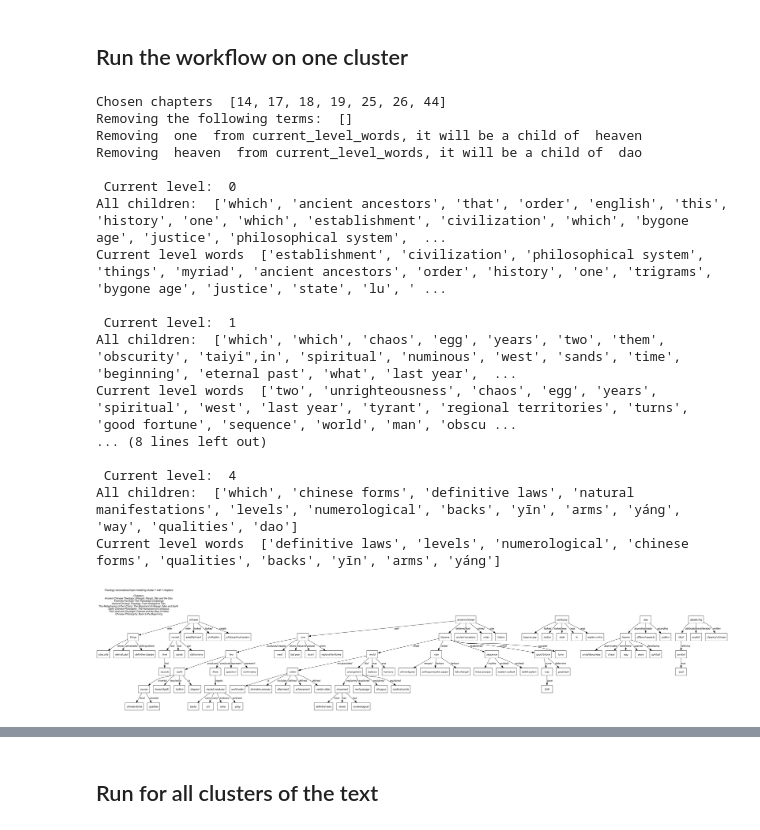
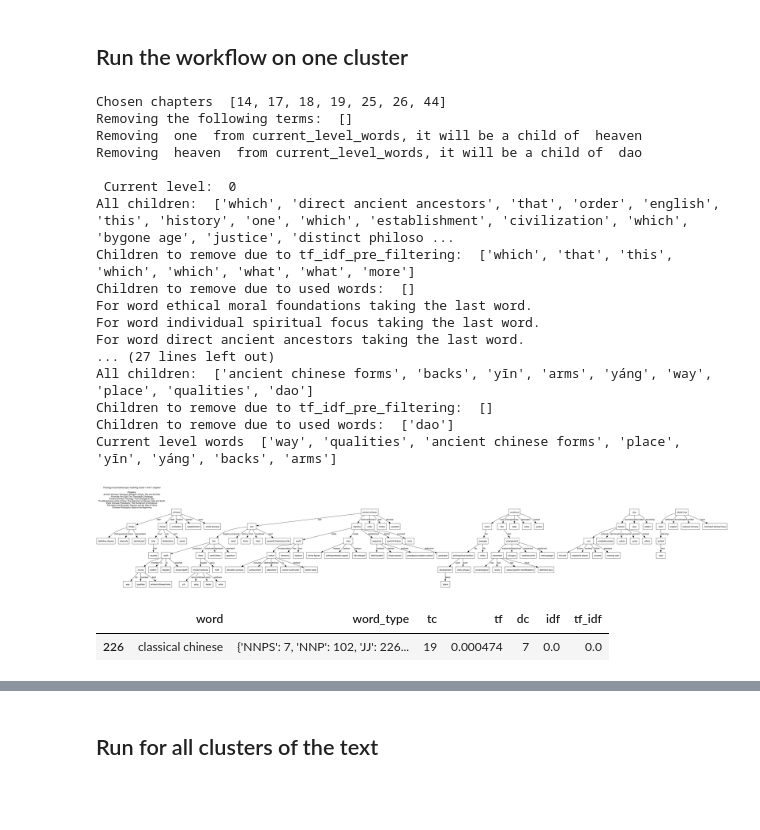
Before and after one commit to zhutchens/hierarchical_clustering, a Jupyter notebook: ontology_hierarchy/key_term_tree.ipynb, the cells around one changed output, grey strips where cells are left out. Cells and saved outputs as stored; diff of their text form; code cells hidden in the pictures; blank space fills up the shorter version.

```diff
--- a/ontology_hierarchy/key_term_tree.ipynb
+++ b/ontology_hierarchy/key_term_tree.ipynb
@@ -220,6 +285,7 @@ chosen_cluster = 7
 use_key_terms = True
 chosen_hierarchy_depth = 5
 chosen_hierarchy_max_width = 5
+only_compounds = True
 
 chosen_chapters = clusters[chosen_cluster]
 
@@ -251,7 +317,7 @@ if use_key_terms:
     )
     current_level_words.append("dàodé jīng") #TODO: Remove this.
 else:
-    #raise NotImplementedError("Not implemented yet.")
+    raise NotImplementedError("Not implemented yet.")
     # Specify the number of top words to use.
     n = max(50, len(chosen_chapters)*5)
     current_level_words = tf_idf_pre_filtering.head(n)["word"].values
@@ -265,13 +331,12 @@ used_words = set()
 all_ordered_directed_relations = []
 all_relations_to_verbs = {}
 
-
-
 # First, let's see relations between the key terms.
 directed_relations, relations_to_verbs = get_directed_relations(
     top_n_words=current_level_words,
     all_verses=all_verses,
     verbose=False,
+    only_compounds=only_compounds,
 )
 
 # Order the directed relations.
@@ -300,18 +365,37 @@ for current_level in range(chosen_hierarchy_depth):
         top_n_words=current_level_words,
         all_verses=all_verses,
         verbose=False,
-        get_all_one_directional=True,
-        only_compounds=True,
+        get_all_one_directional='lower',
+        only_compounds=only_compounds,
     )
     print("All children: ", [relation[1] for relation in directed_relations])
 
     # Filter out the relations whose children is not in tf_idf_pre_filtering
-    # and it has not been used already.
+    # and it has not been used already, but print them out first.
+    children_to_remove_1 = [
+        key[1] for key, _ in directed_relations.items()
+        if key[1] not in tf_idf_pre_filtering["word"].values
+    ]
+    # Keep the bigrams and trigrams which are not in tf_idf_pre_filtering but
+    # all of their words are in tf_idf_pre_filtering.
+    children_to_remove_1 = [
+        child for child in children_to_remove_1
+        if not (len(child.split(" ")) > 1 and
+                all(word in tf_idf_pre_filtering["word"].values for word in child.split(" ")))
+    ]
+    print("Children to remove due to tf_idf_pre_filtering: ", children_to_remove_1)
+
+    children_to_remove_2 = [
+        key[1] for key, _ in directed_relations.items()
+        if key[1] in used_words
+    ]
+    print("Children to remove due to used words: ", children_to_remove_2)
+
     directed_relations = {
-        key: child for key, child in directed_relations.items()
-        if key[1] in tf_idf_pre_filtering["word"].values and
-        key[1] not in used_words
+        key: value for key, value in directed_relations.items()
+        if key[1] not in children_to_remove_1 and key[1] not in children_to_remove_2
     }
+
 
     # Order the directed relations.
     ordered_directed_relations = order_directed_relations(
@@ -341,45 +425,50 @@ for current_level in range(chosen_hierarchy_depth):
     used_words.update([relation[1] for relation in ordered_directed_relations])
 
     # Add the relations to the list of all relations.
     all_ordered_directed_relations.extend(ordered_directed_relations)
     all_relations_to_verbs.update(relations_to_verbs)
 
     # Set the current level words to the words that are the children of the current level words.
     current_level_words = [relation[1] for relation in ordered_directed_relations]
     print("Current level words ", current_level_words)
 
 
 # Construct the ontology hierarchy.
 ontology_hierarchy, words_with_parents = construct_ontology_hierarchy(
     ordered_directed_relations=all_ordered_directed_relations,
 )
 
 # Draw the ontology hierarchy.
 draw_hierarchy_tree_from_ontology(
     ontological_hierarchy=ontology_hierarchy,
     relations_to_verbs=all_relations_to_verbs,
     title="Theology reconsidered topic modeling cluster " + str(chosen_cluster) + " with " + str(len(chosen_chapters)) + " chapters",
     topic_modelling_chapters=chapter_titles,
 )
 # %% [output]
 Chosen chapters  [14, 17, 18, 19, 25, 26, 44]
 Removing the following terms:  []
 Removing  one  from current_level_words, it will be a child of  heaven
 Removing  heaven  from current_level_words, it will be a child of  dao
 
  Current level:  0
-All children:  ['which', 'ancient ancestors', 'that', 'order', 'english', 'this', 'history', 'one', 'which', 'establishment', 'civilization', 'which', 'bygone age', 'justice', 'philosophical system',  ...
-Current level words  ['establishment', 'civilization', 'philosophical system', 'things', 'myriad', 'ancient ancestors', 'order', 'history', 'one', 'trigrams', 'bygone age', 'justice', 'state', 'lu', ' ...
-
- Current level:  1
-All children:  ['which', 'which', 'chaos', 'egg', 'years', 'two', 'them', 'obscurity', 'taiyi",in', 'spiritual', 'numinous', 'west', 'sands', 'time', 'beginning', 'eternal past', 'what', 'last year',  ...
-Current level words  ['two', 'unrighteousness', 'chaos', 'egg', 'years', 'spiritual', 'west', 'last year', 'tyrant', 'regional territories', 'turns', 'good fortune', 'sequence', 'world', 'man', 'obscu ...
-... (8 lines left out)
-
- Current level:  4
-All children:  ['which', 'chinese forms', 'definitive laws', 'natural manifestations', 'levels', 'numerological', 'backs', 'yīn', 'arms', 'yáng', 'way', 'qualities', 'dao']
-Current level words  ['definitive laws', 'levels', 'numerological', 'chinese forms', 'qualities', 'backs', 'yīn', 'arms', 'yáng']
+All children:  ['which', 'direct ancient ancestors', 'that', 'order', 'english', 'this', 'history', 'one', 'which', 'establishment', 'civilization', 'which', 'bygone age', 'justice', 'distinct philoso ...
+Children to remove due to tf_idf_pre_filtering:  ['which', 'that', 'this', 'which', 'which', 'what', 'what', 'more']
+Children to remove due to used words:  []
+For word ethical moral foundations taking the last word.
+For word individual spiritual focus taking the last word.
+For word direct ancient ancestors taking the last word.
+... (27 lines left out)
+All children:  ['ancient chinese forms', 'backs', 'yīn', 'arms', 'yáng', 'way', 'place', 'qualities', 'dao']
+Children to remove due to tf_idf_pre_filtering:  []
+Children to remove due to used words:  ['dao']
+Current level words  ['way', 'qualities', 'ancient chinese forms', 'place', 'yīn', 'yáng', 'backs', 'arms']
-[figure, old version]
+[figure, new version]
+# %%
+tf_idf_pre_filtering[tf_idf_pre_filtering['word']=='classical chinese']
+# %% [output]
+|  | word | word_type | tc | tf | dc | idf | tf_idf |
+| 226 | classical chinese | {'NNPS': 7, 'NNP': 102, 'JJ': 226... | 19 | 0.000474 | 7 | 0.0 | 0.0 |
 # %%
 import spacy
 
```
Also changed, not shown: parts of 4 cells of this notebook, 10 other files.
